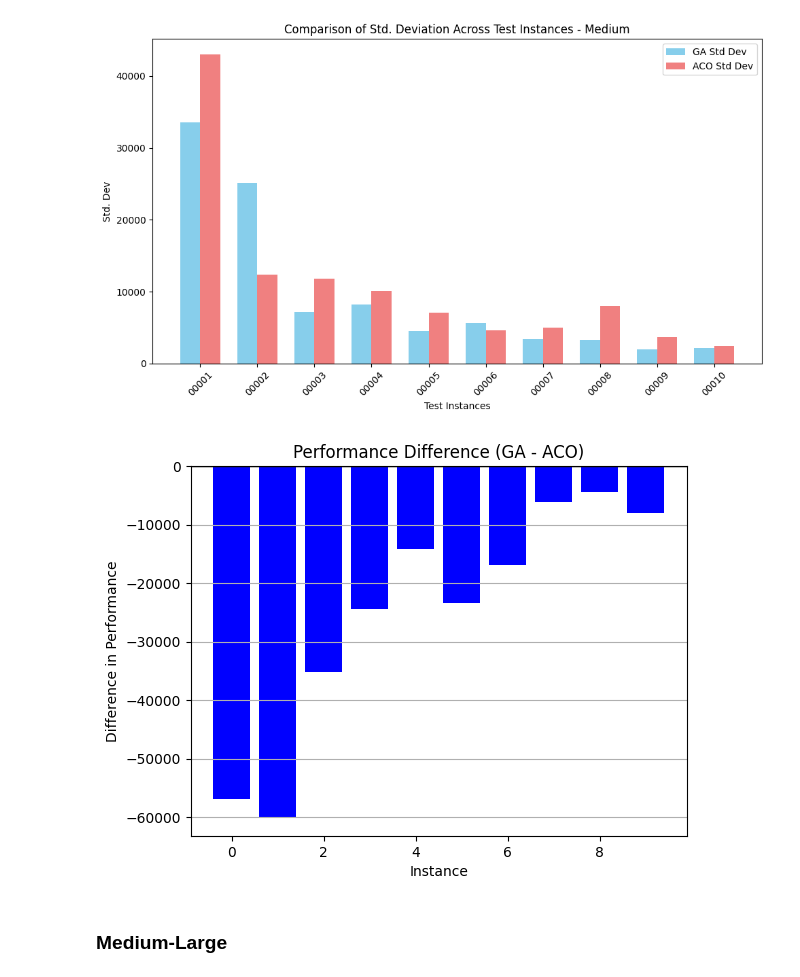
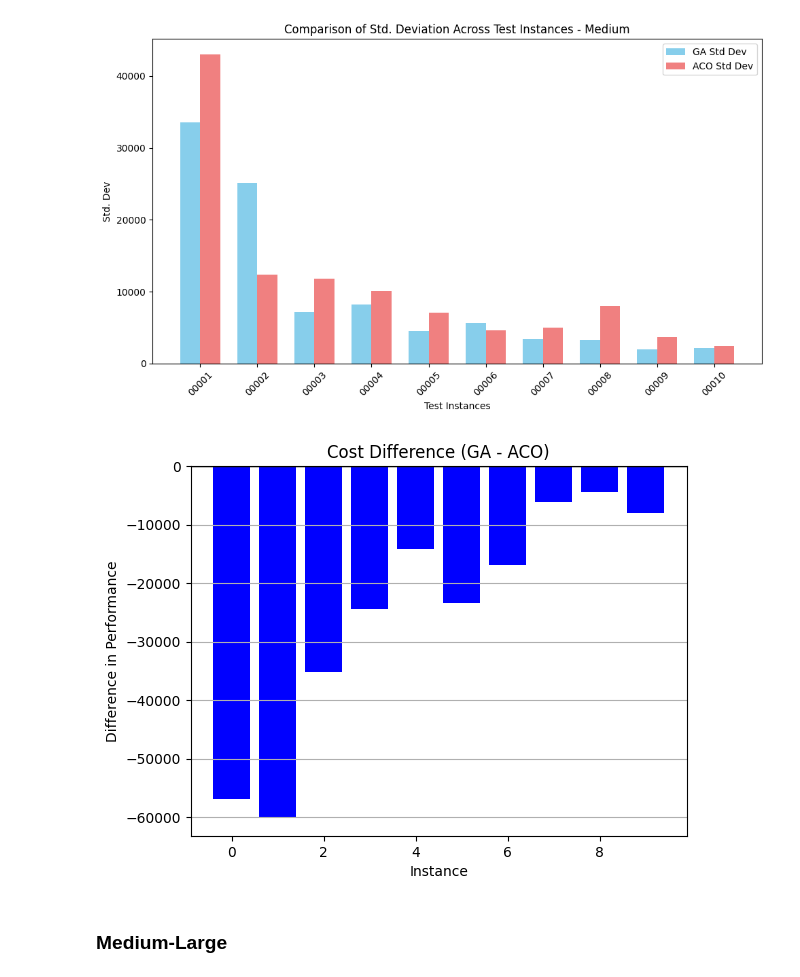
Before and after one commit to bergio13/heuristic-optimization-MWCCP, a Jupyter notebook: Heuristic_HW2.ipynb, the cells around one changed output. Drawn from its saved outputs; the diff is of its cells as text; code cells hidden in the pictures.

```diff
--- a/Heuristic_HW2.ipynb
+++ b/Heuristic_HW2.ipynb
@@ -1647,20 +1669,20 @@ plot_variance_comparison(sol_ga, sol_aco, size = "Medium")
 # %%
 # Create indices for instances
 indices = np.arange(len(performance_ga))
 
 # Calculate differences
 differences = np.array(performance_ga) - np.array(performance_aco)
 
 # Bar chart
 plt.bar(indices, differences, color=['blue' if d < 0 else 'orange' for d in differences])
 plt.axhline(0, color='black', linewidth=1)
-plt.title('Performance Difference (GA - ACO)')
+plt.title('Cost Difference (GA - ACO)')
 plt.xlabel('Instance')
 plt.ylabel('Difference in Performance')
 plt.grid(axis='y')
 plt.show()
 # %% [output]
-[figure, old version]
+[figure, new version]
 # %% [markdown]
 ### Medium-Large
 # %%
```
Also changed, not shown: parts of 9 cells of this notebook.
